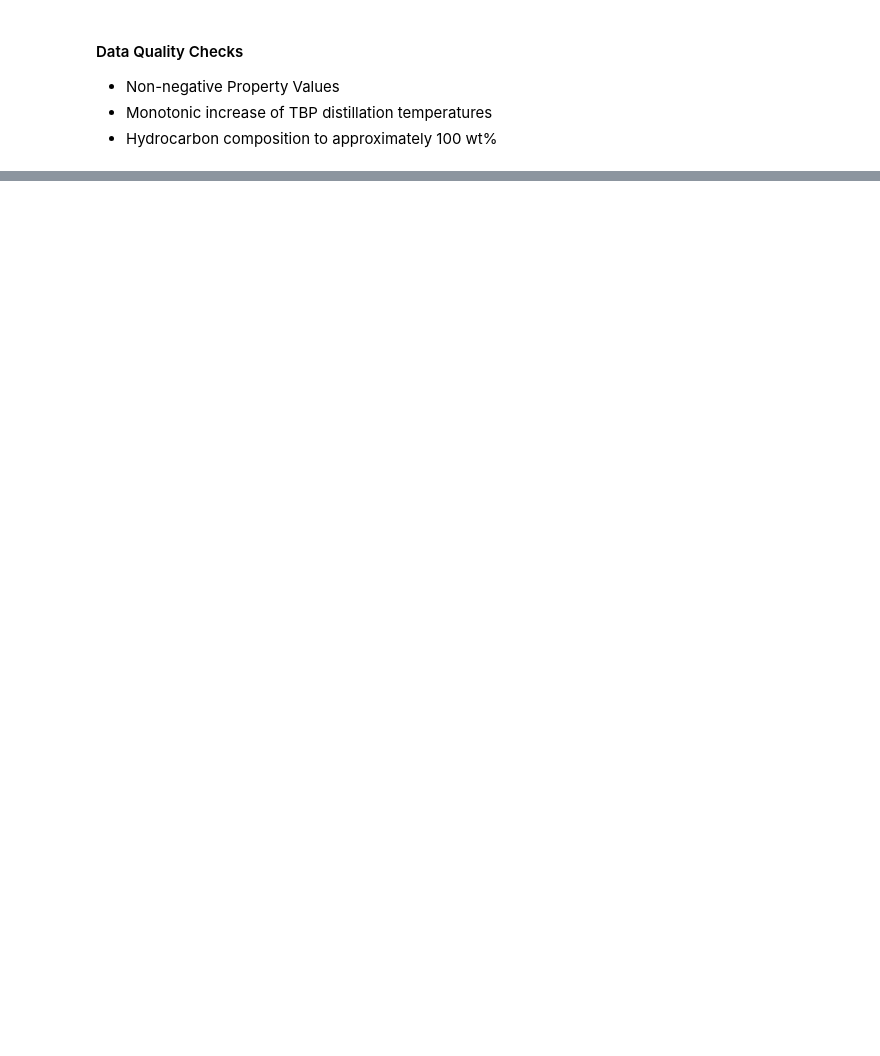
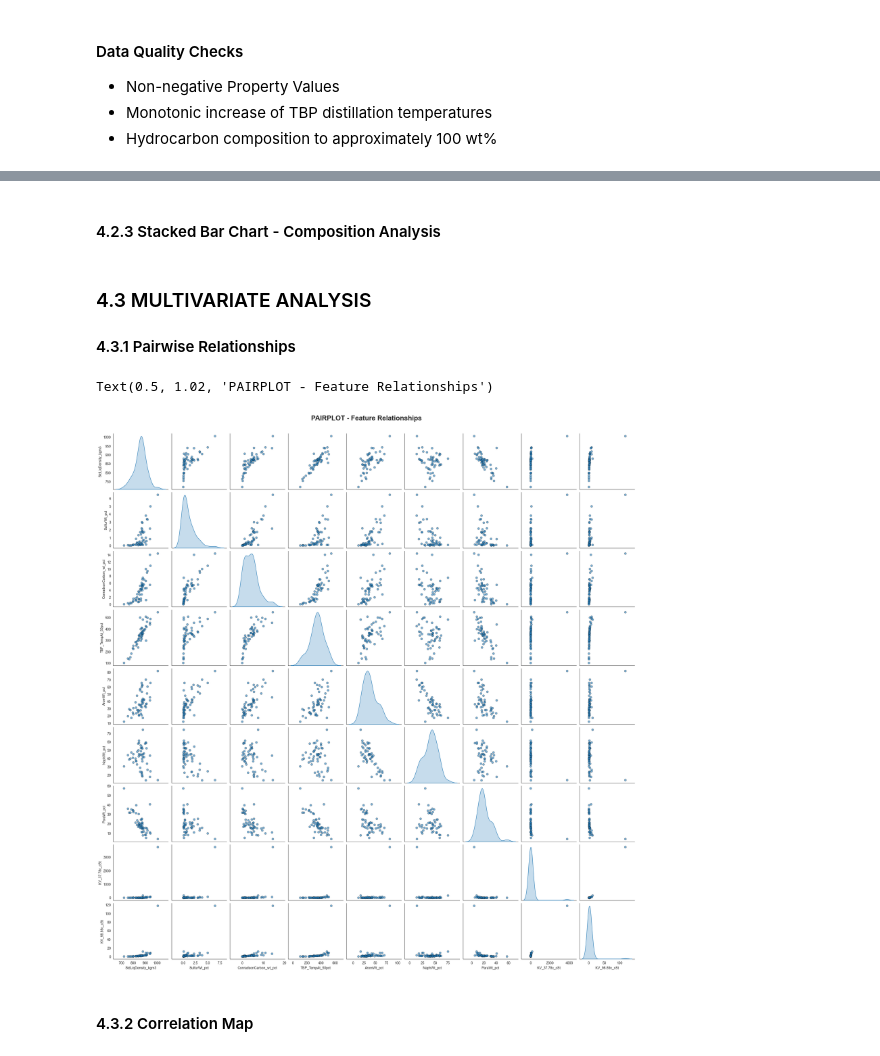
Before and after one commit to aditi-gupta-git/Crude-Oil-Characterization-and-Products-Properties-Estimation, a Jupyter notebook: notebook/ExploratoryDataAnalysis.ipynb, the cells around one changed output, grey strips where cells are left out. Drawn from its saved outputs; the diff is of its cells as text; code cells hidden in the pictures; blank space fills up the shorter version.

```diff
--- a/notebook/ExploratoryDataAnalysis.ipynb
+++ b/notebook/ExploratoryDataAnalysis.ipynb
@@ -301,0 +452,39 @@ Composition sum violations: 0
+# %% [markdown]
+#### 4.2.3 Stacked Bar Chart - Composition Analysis
+# %%
+sns.set_style("white")
+
+df_sorted = df.sort_values(by="AromWt_pct", ascending=False).reset_index(drop=True)
+crude_names = df_sorted["Crude_Name"]
+
+para = df_sorted["ParaWt_pct"]
+naph = df_sorted["NaphWt_pct"]
+arom = df_sorted["AromWt_pct"]
+plt.figure(figsize=(15, 8))
+
+plt.bar(crude_names, para, label="Paraffins", color="steelblue")
+plt.bar(crude_names, naph, bottom=para, label="Naphthenes", color="seagreen")
+plt.bar(crude_names, arom, bottom=para + naph, label="Aromatics", color="firebrick")
+plt.ylabel("Composition (%)", fontsize=14)
+plt.xlabel("Crude Name (sorted by Aromatics %)", fontsize=14)
+plt.title( "Hydrocarbon Composition Breakdown by Crude Oil", fontsize=18, fontweight="bold", pad=15)
+
+plt.ylim(0, 100)
+plt.xticks(rotation=90, fontsize=12)
+plt.legend(title="Hydrocarbon Type", loc="upper right")
+plt.tight_layout()
+plt.show()
+# %% [markdown]
+### 4.3 MULTIVARIATE ANALYSIS
+#### 4.3.1 Pairwise Relationships
+# %%
+variables = ['StdLiqDensity_kgm3', 'SulfurWt_pct', 'ConradsonCarbon_wt_pct','TBP_TempAt_50pct',
+             'AromWt_pct', 'NaphWt_pct', 'ParaWt_pct', 'KV_37.78c_cSt', 'KV_98.89c_cSt']
+
+sns.pairplot(df[variables], diag_kind='kde', plot_kws={'alpha':0.6, 's':40, 'edgecolor':'k'})
+plt.suptitle("PAIRPLOT - Feature Relationships", fontsize=20, fontweight="bold",y=1.02)
+# %% [output]
+Text(0.5, 1.02, 'PAIRPLOT - Feature Relationships')
+[figure, added]
+# %% [markdown]
+#### 4.3.2 Correlation Map
```
Also changed, not shown: parts of 32 cells of this notebook.
